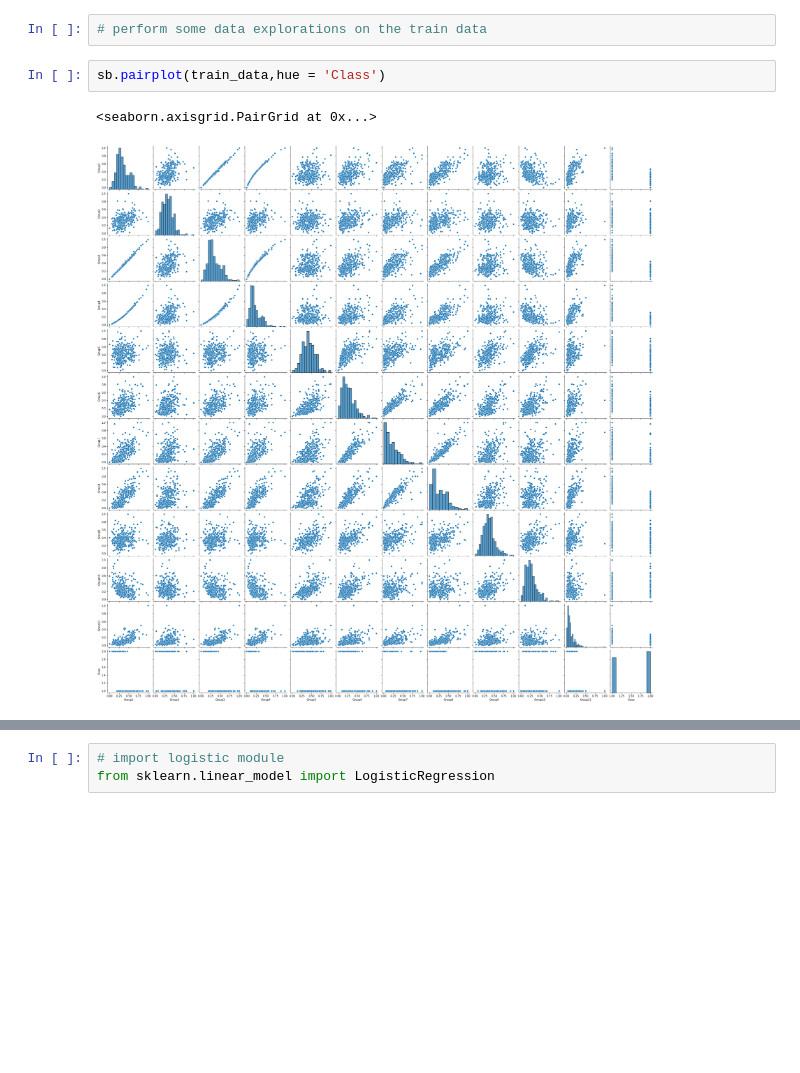
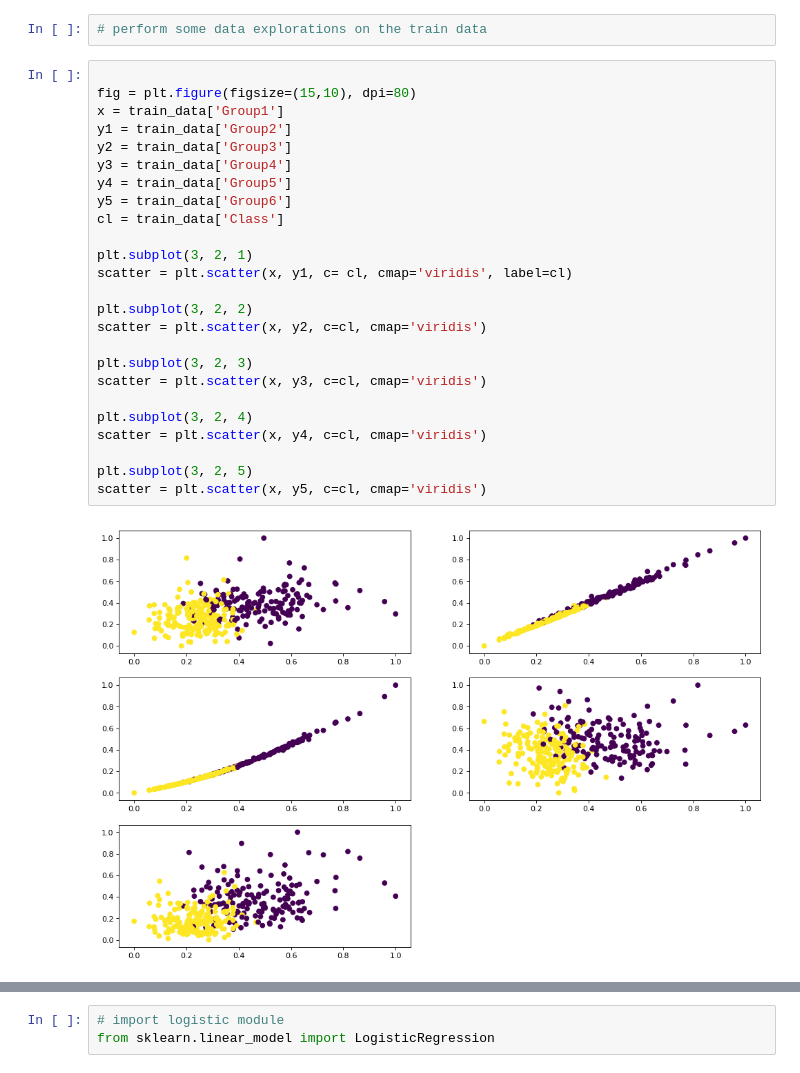
Before and after one commit to Wafaa014/machine-learning, a Jupyter notebook: Intro_ML_Files/Intro_ML_Lab_Exercise.ipynb, the cells around one changed output, grey strips where cells are left out. Cells and saved outputs as stored; diff of their text form; blank space fills up the shorter version.

```diff
--- a/Intro_ML_Files/Intro_ML_Lab_Exercise.ipynb
+++ b/Intro_ML_Files/Intro_ML_Lab_Exercise.ipynb
@@ -60,10 +48,32 @@ column_names =  ['Group1','Group2','Group3','Group4','Group5','Group6','Group7',
 # %%
 # perform some data explorations on the train data
-# %%
-sb.pairplot(train_data,hue = 'Class')
-# %% [output]
-<seaborn.axisgrid.PairGrid at 0x...>
-[figure, removed]
+# %%
+
+fig = plt.figure(figsize=(15,10), dpi=80)
+x = train_data['Group1']
+y1 = train_data['Group2']
+y2 = train_data['Group3']
+y3 = train_data['Group4']
+y4 = train_data['Group5']
+y5 = train_data['Group6']
+cl = train_data['Class']
+
+plt.subplot(3, 2, 1)
+scatter = plt.scatter(x, y1, c= cl, cmap='viridis', label=cl)
+
+plt.subplot(3, 2, 2)
+scatter = plt.scatter(x, y2, c=cl, cmap='viridis')
+
+plt.subplot(3, 2, 3)
+scatter = plt.scatter(x, y3, c=cl, cmap='viridis')
+
+plt.subplot(3, 2, 4)
+scatter = plt.scatter(x, y4, c=cl, cmap='viridis')
+
+plt.subplot(3, 2, 5)
+scatter = plt.scatter(x, y5, c=cl, cmap='viridis')
+# %% [output]
+[figure, added]
 # %%
 # visualize the distribution of target in the train data
 plt.figure(figsize=(6,6))
```
Also changed, not shown: parts of 18 cells of this notebook.
